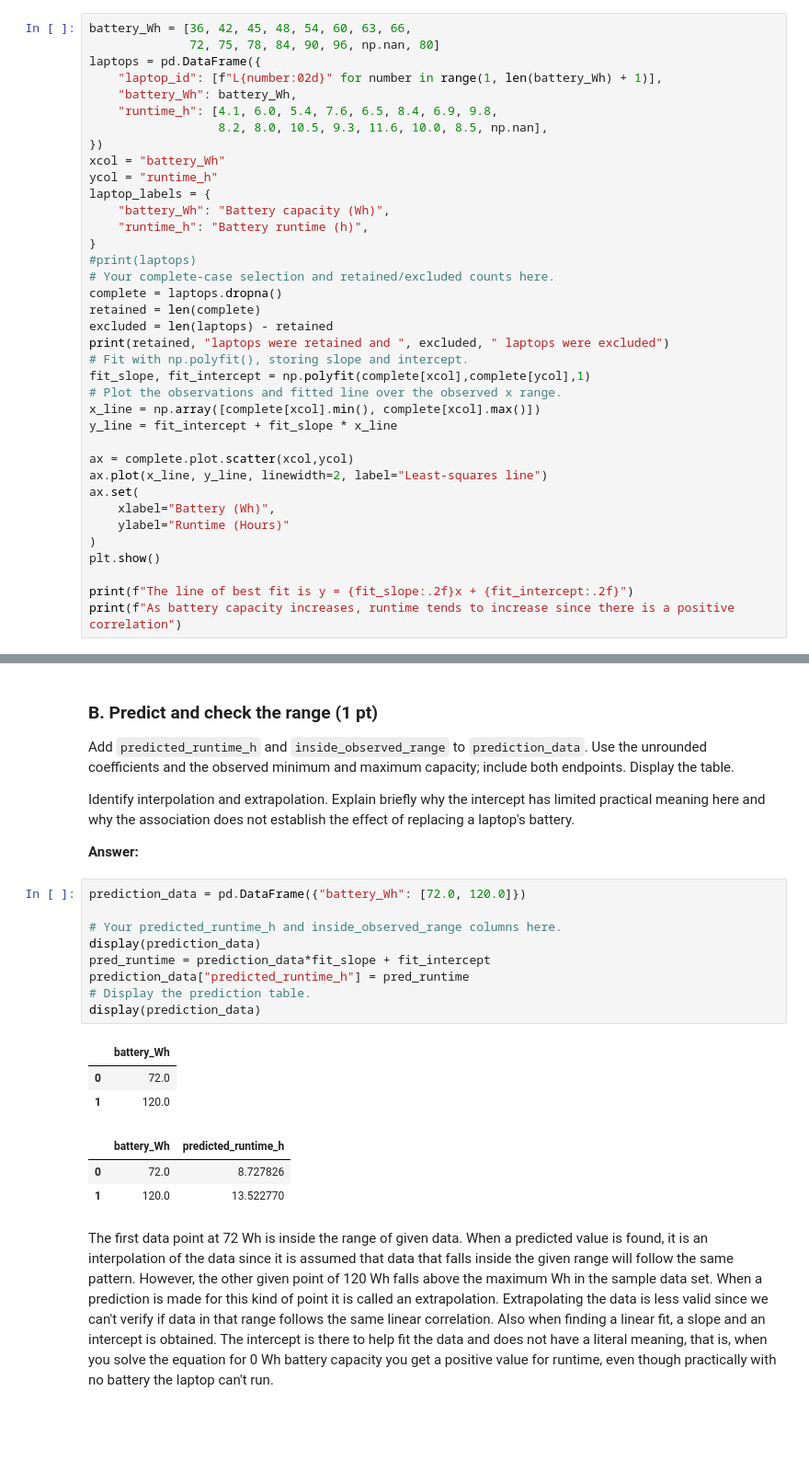
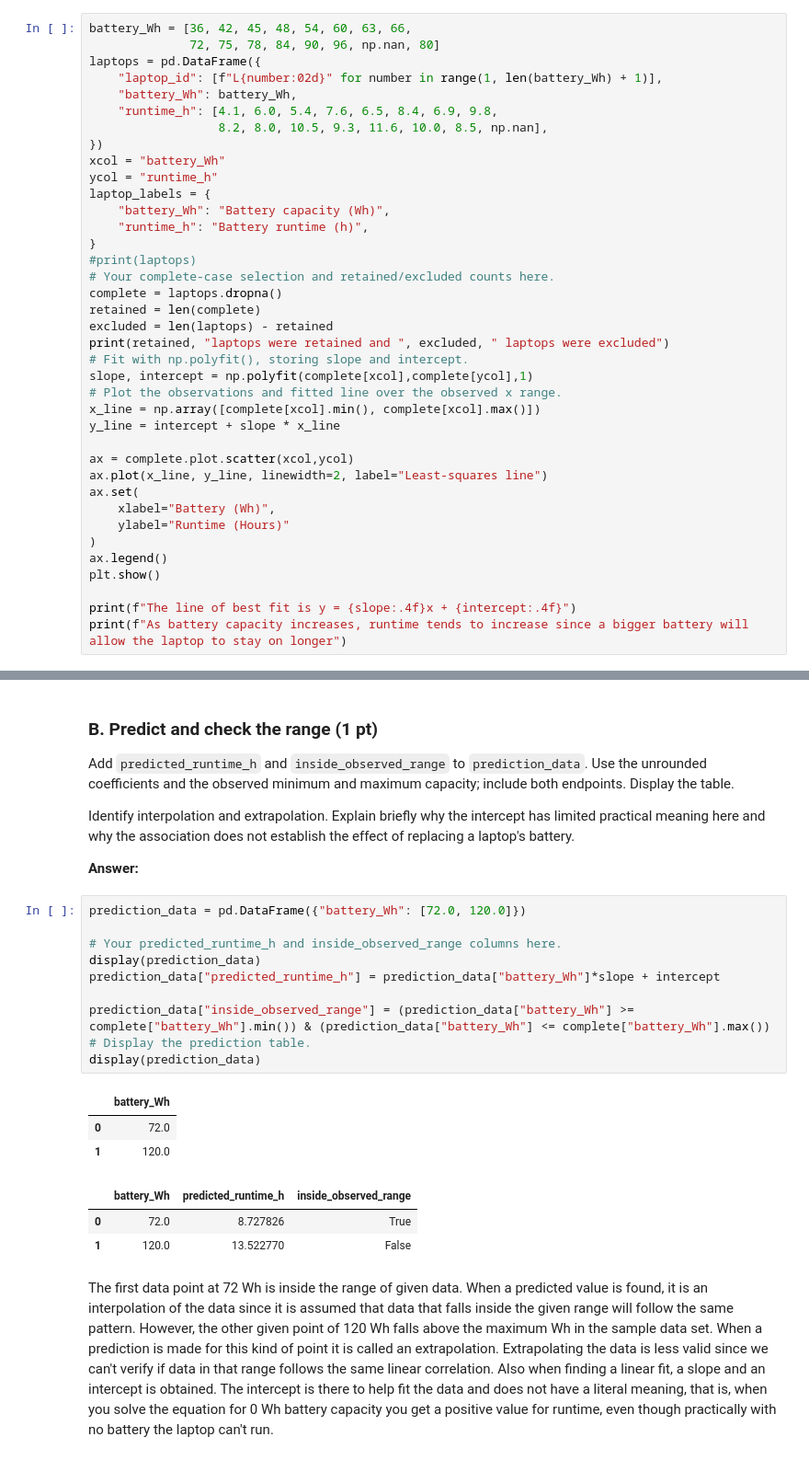
Before and after one commit to paulien67/26f-engr1451-2451, a Jupyter notebook: 1-assignments/LE06/LE06.ipynb, the cells around one changed output, grey strips where cells are left out. Shown at 92% size. Cells and saved outputs as stored; diff of their text form; blank space fills up the shorter version.

```diff
--- a/1-assignments/LE06/LE06.ipynb
+++ b/1-assignments/LE06/LE06.ipynb
@@ -70,10 +70,10 @@ retained = len(complete)
 excluded = len(laptops) - retained
 print(retained, "laptops were retained and ", excluded, " laptops were excluded")
 # Fit with np.polyfit(), storing slope and intercept.
-fit_slope, fit_intercept = np.polyfit(complete[xcol],complete[ycol],1)
+slope, intercept = np.polyfit(complete[xcol],complete[ycol],1)
 # Plot the observations and fitted line over the observed x range.
 x_line = np.array([complete[xcol].min(), complete[xcol].max()])
-y_line = fit_intercept + fit_slope * x_line
+y_line = intercept + slope * x_line
 
 ax = complete.plot.scatter(xcol,ycol)
 ax.plot(x_line, y_line, linewidth=2, label="Least-squares line")
@@ -81,9 +81,10 @@ ax.set(
     xlabel="Battery (Wh)",
     ylabel="Runtime (Hours)"
 )
+ax.legend()
 plt.show()
 
-print(f"The line of best fit is y = {fit_slope:.2f}x + {fit_intercept:.2f}")
-print(f"As battery capacity increases, runtime tends to increase since there is a positive correlation")
+print(f"The line of best fit is y = {slope:.4f}x + {intercept:.4f}")
+print(f"As battery capacity increases, runtime tends to increase since a bigger battery will allow the laptop to stay on longer")
 # %% [output]
 14 laptops were retained and  2  laptops were excluded
@@ -101,19 +102,20 @@ Identify interpolation and extrapolation. Explain briefly why the intercept has
 # %%
 prediction_data = pd.DataFrame({"battery_Wh": [72.0, 120.0]})
 
 # Your predicted_runtime_h and inside_observed_range columns here.
 display(prediction_data)
-pred_runtime = prediction_data*fit_slope + fit_intercept
-prediction_data["predicted_runtime_h"] = pred_runtime
+prediction_data["predicted_runtime_h"] = prediction_data["battery_Wh"]*slope + intercept
+
+prediction_data["inside_observed_range"] = (prediction_data["battery_Wh"] >= complete["battery_Wh"].min()) & (prediction_data["battery_Wh"] <= complete["battery_Wh"].max())
 # Display the prediction table.
 display(prediction_data)
 # %% [output]
 |  | battery_Wh |
 | 0 | 72.0 |
 | 1 | 120.0 |
-|  | battery_Wh | predicted_runtime_h |
-| 0 | 72.0 | 8.727826 |
-| 1 | 120.0 | 13.522770 |
+|  | battery_Wh | predicted_runtime_h | inside_observed_range |
+| 0 | 72.0 | 8.727826 | True |
+| 1 | 120.0 | 13.522770 | False |
 # %% [markdown]
 The first data point at 72 Wh is inside the range of given data. When a predicted value is found, it is an interpolation of the data since it is assumed that data that falls inside the given range will follow the same pattern. However, the other given point of 120 Wh falls above the maximum Wh in the sample data set. When a prediction is made for this kind of point it is called an extrapolation. Extrapolating the data is less valid since we can't verify if data in that range follows the same linear correlation.
 Also when finding a linear fit, a slope and an intercept is obtained. The intercept is there to help fit the data and does not have a literal meaning, that is, when you solve the equation for 0 Wh battery capacity you get a positive value for runtime, even though practically with no battery the laptop can't run.
```
Also changed, not shown: parts of 15 cells of this notebook.
